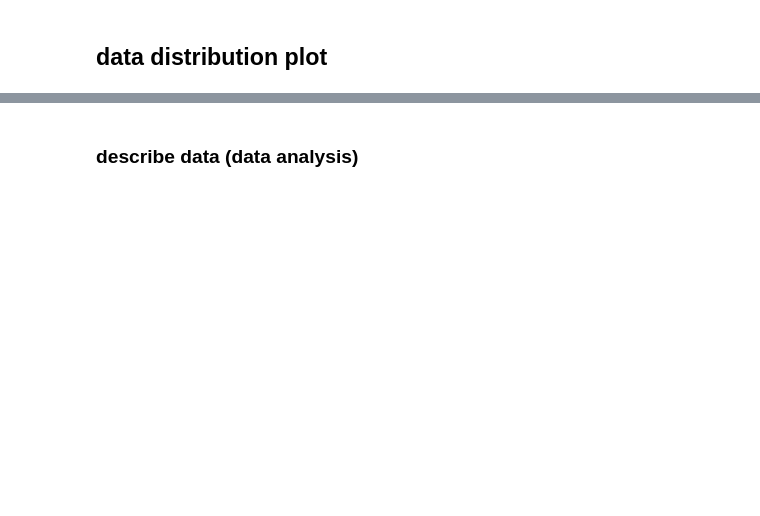
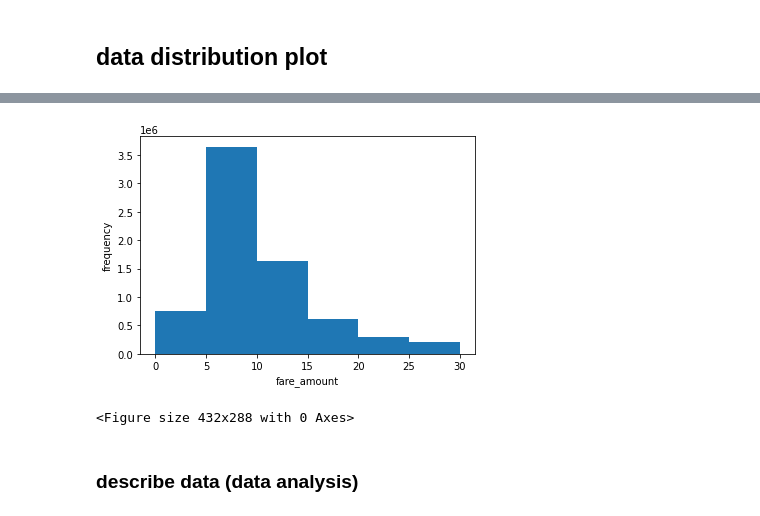
Before and after one commit to rinliauw/ads_project, a Jupyter notebook: code/Preprocessing.ipynb, the cells around one changed output, grey strips where cells are left out. Saved outputs shown, nothing was run; the diff lists cells and outputs as text; code cells hidden in the pictures; blank space fills up the shorter version.

```diff
--- a/code/Preprocessing.ipynb
+++ b/code/Preprocessing.ipynb
@@ -151,11 +315,14 @@ KeyError: "['weather_median_x'] not in index"
 # %%
-# Creating histogram
+# creating histogram for fare_amount
 fig, ax = plt.subplots(figsize =(6, 4))
-ax.hist(jan["fare_amount"], bins = [0, 5, 10, 15, 20, 25, 30])
+ax.hist(jan_joined["fare_amount"], bins = [0, 5, 10, 15, 20, 25, 30])
 ax.set_xlabel("fare_amount")
 ax.set_ylabel("frequency")
 plt.show()
 plt.savefig("../plots/data_distribution2.png")
+# %% [output]
+[figure, added]
+<Figure size 432x288 with 0 Axes>
 # %% [markdown]
 ### describe data (data analysis)
 # %%
```
Also changed, not shown: parts of 40 cells of this notebook.
